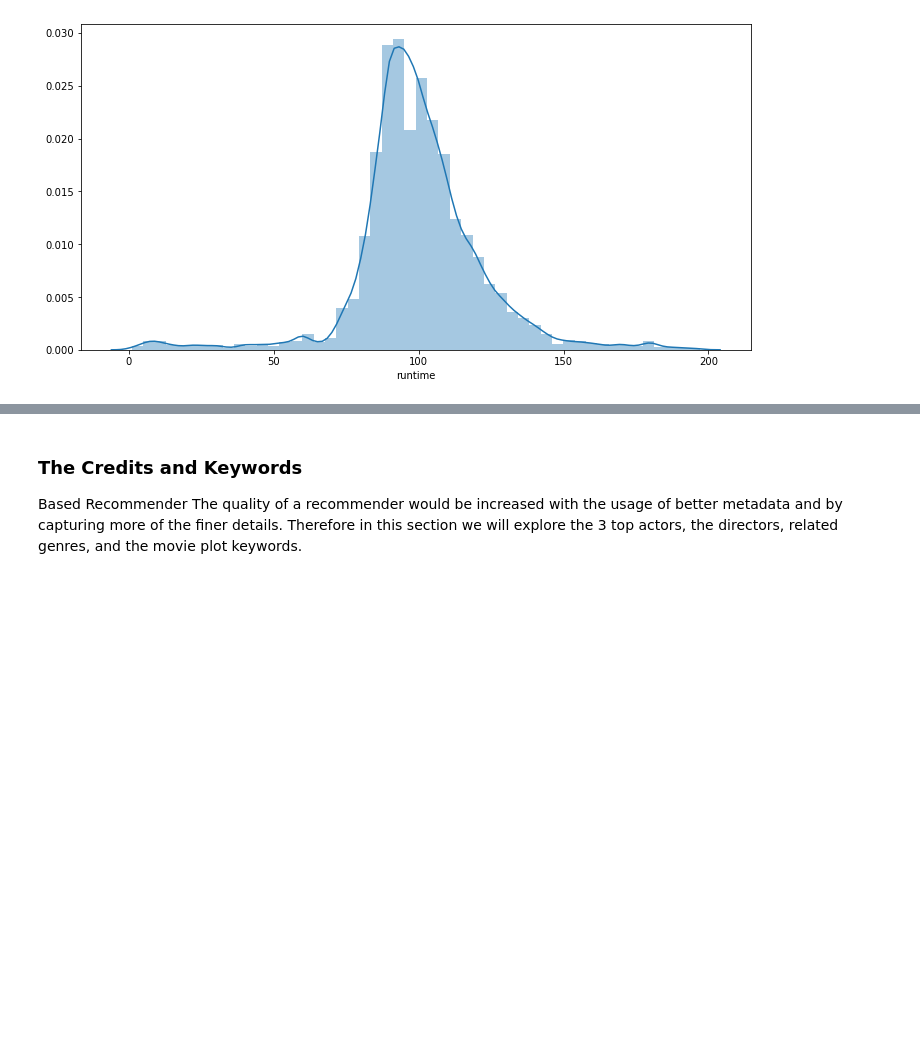
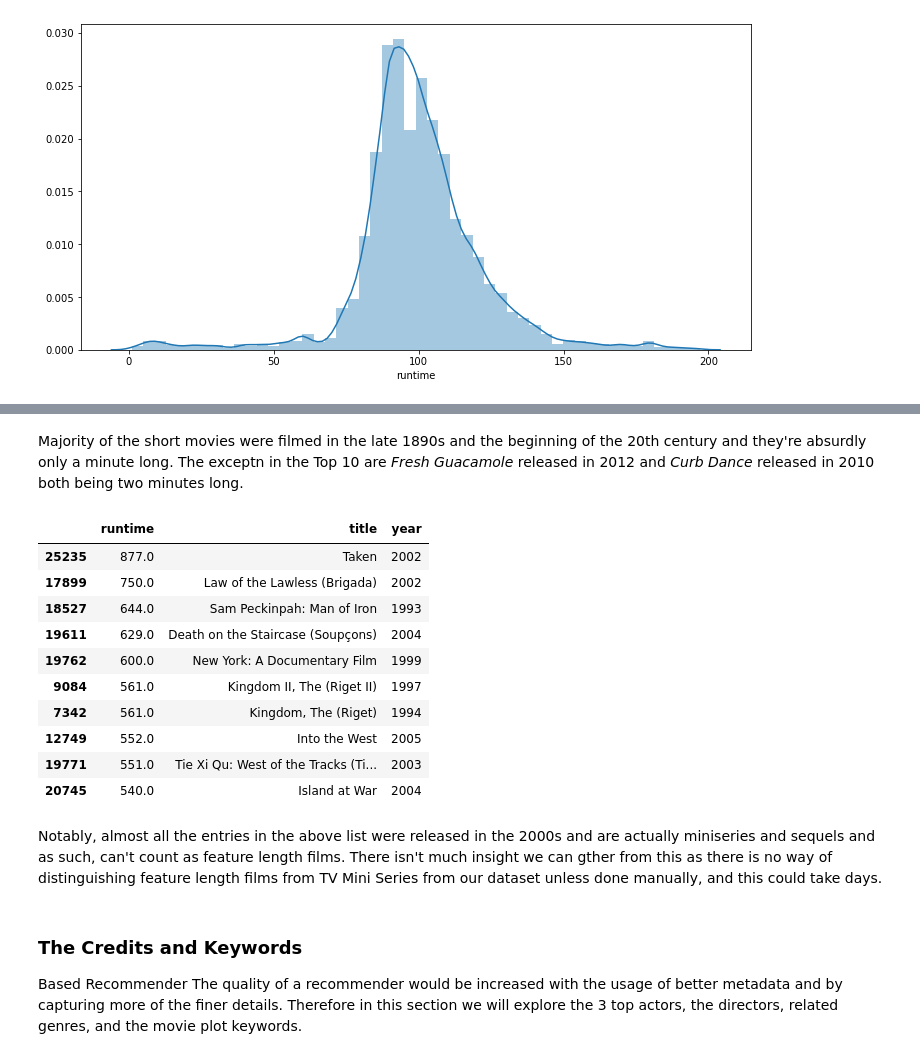
Before and after one commit to Ms-Noxolo/Team_EN3_Jozi, a Jupyter notebook: Noxolo_RecSys.ipynb, the cells around one changed output, grey strips where cells are left out. Drawn from its saved outputs; the diff is of its cells as text; code cells hidden in the pictures; blank space fills up the shorter version.

```diff
--- a/Noxolo_RecSys.ipynb
+++ b/Noxolo_RecSys.ipynb
@@ -367,3 +369,22 @@ Could there be any meaningful relationship between
+# %% [markdown]
+Majority of the short movies were filmed in the late 1890s and the beginning of the 20th century and they're absurdly only a minute long. The exceptn in the Top 10 are *Fresh Guacamole* released in 2012 and *Curb Dance* released in 2010 both being two minutes long.
+# %%
+# Looking at the longest Movies
+metadata[metadata['runtime'] > 0][['runtime', 'title', 'year']].sort_values('runtime', ascending=False).head(10)
+# %% [output]
+|  | runtime | title | year |
+| 25235 | 877.0 | Taken | 2002 |
+| 17899 | 750.0 | Law of the Lawless (Brigada) | 2002 |
+| 18527 | 644.0 | Sam Peckinpah: Man of Iron | 1993 |
+| 19611 | 629.0 | Death on the Staircase (Soupçons) | 2004 |
+| 19762 | 600.0 | New York: A Documentary Film | 1999 |
+| 9084 | 561.0 | Kingdom II, The (Riget II) | 1997 |
+| 7342 | 561.0 | Kingdom, The (Riget) | 1994 |
+| 12749 | 552.0 | Into the West | 2005 |
+| 19771 | 551.0 | Tie Xi Qu: West of the Tracks (Ti... | 2003 |
+| 20745 | 540.0 | Island at War | 2004 |
+# %% [markdown]
+Notably, almost all the entries in the above list were released in the 2000s and are actually miniseries and sequels and as such, can't count as feature length films. There isn't much insight we can gther from this as there is no way of distinguishing feature length films from TV Mini Series from our dataset unless done manually, and this could take days.
 # %% [markdown]
 ### The Credits and Keywords
 Based Recommender
```
Also changed, not shown: parts of 11 cells of this notebook.
